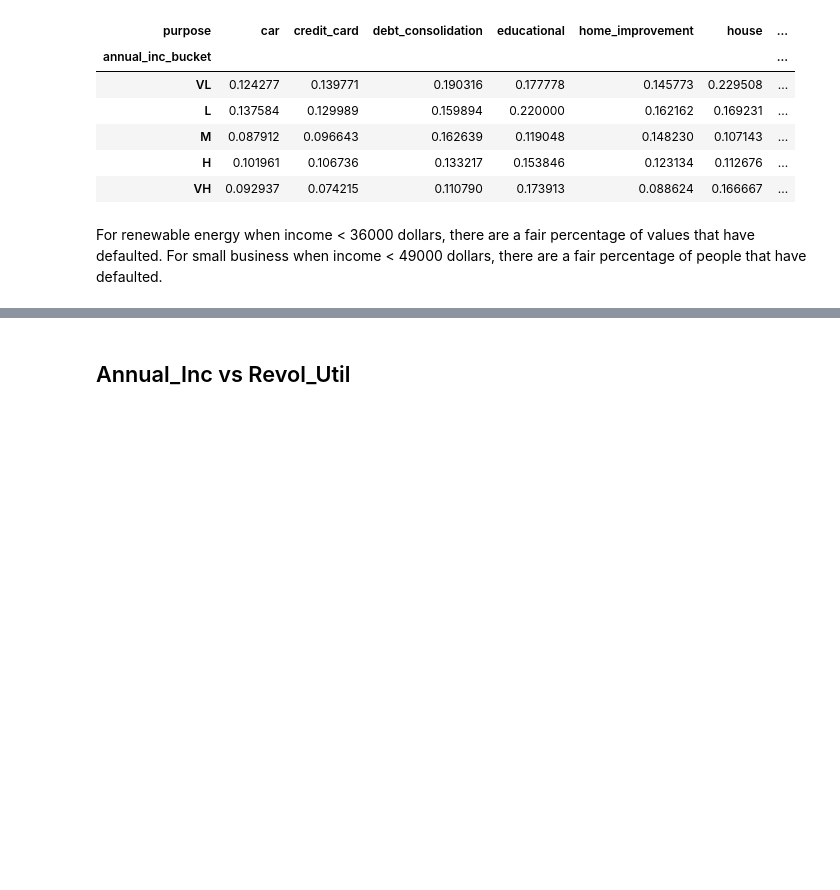
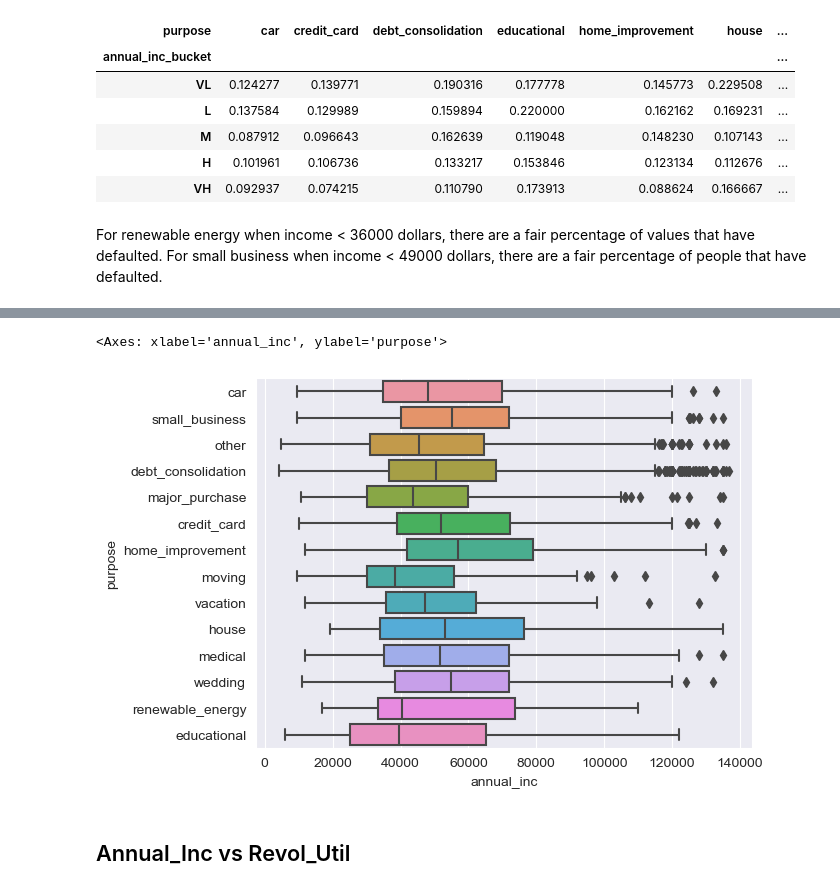
Before and after one commit to damodaravadhani/LendingClubCaseStudy, a Jupyter notebook: Mallikarjuna_Damodar.ipynb, the cells around one changed output, grey strips where cells are left out. Saved outputs shown, nothing was run; the diff lists cells and outputs as text; code cells hidden in the pictures; blank space fills up the shorter version.

```diff
--- a/Mallikarjuna_Damodar.ipynb
+++ b/Mallikarjuna_Damodar.ipynb
@@ -983,3 +1003,8 @@ For small business when income < 49000 dollars, there are a fair percentage of p
+# %%
+sns.boxplot(data=defaulted, x='annual_inc', y='purpose')
+# %% [output]
+<Axes: xlabel='annual_inc', ylabel='purpose'>
+[figure, added]
 # %% [markdown]
 ## Annual_Inc vs Revol_Util
 # %%
```
Also changed, not shown: parts of 6 cells of this notebook.
